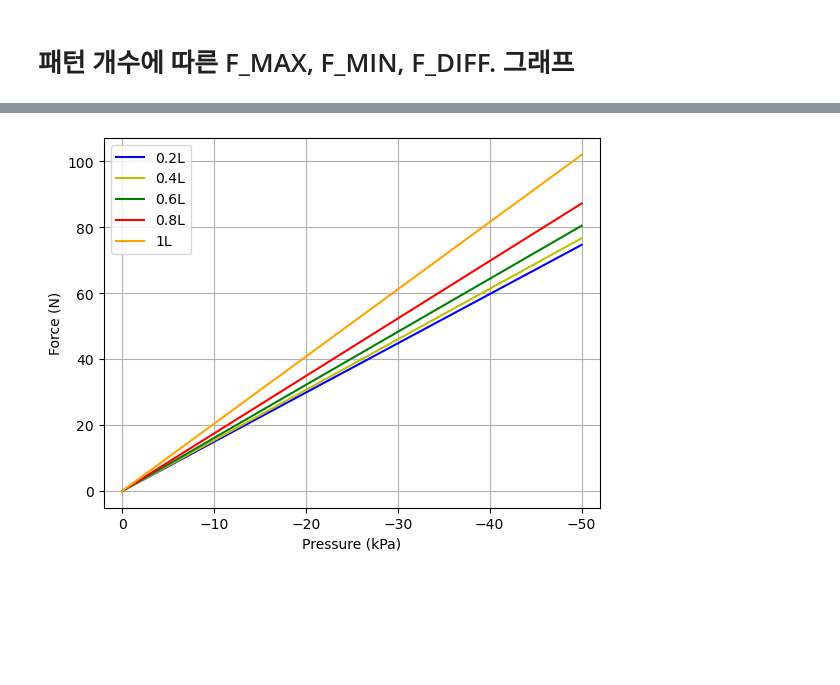
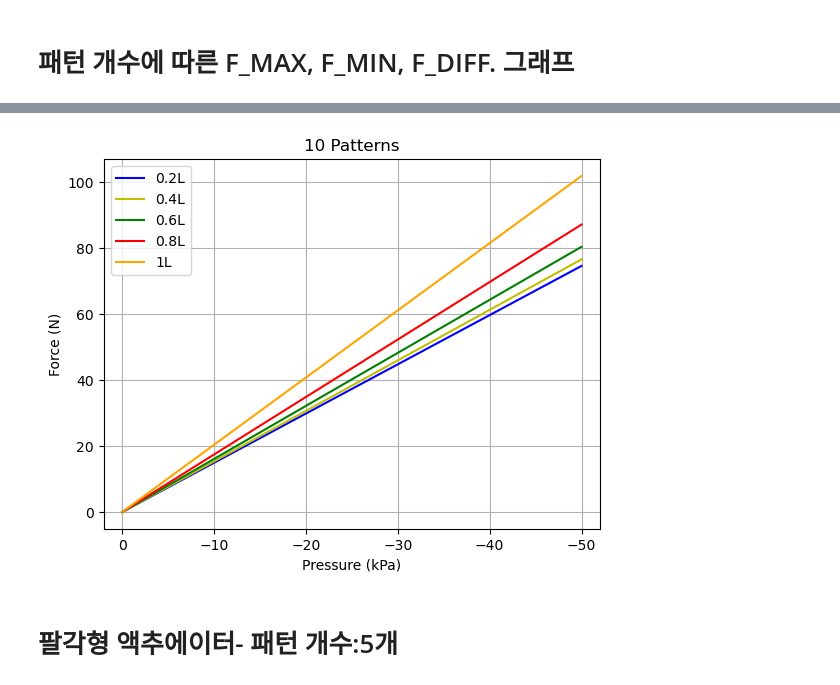
Before and after one commit to moreum2/OV-PAM_model, a Jupyter notebook: OV-PAM model.ipynb, the cells around one changed output, grey strips where cells are left out. Drawn from its saved outputs; the diff is of its cells as text; code cells hidden in the pictures; blank space fills up the shorter version.

```diff
--- a/OV-PAM model.ipynb
+++ b/OV-PAM model.ipynb
@@ -160,7 +183,7 @@ for i in range(0,6):
     F[6] = dV/dL
 
 
-
+    plt.title('15 Patterns')
     plt.xlabel('Displacement (mm)')
     plt.ylabel('Force (N)')
 
@@ -215,0 +252,35 @@ frame
+# %%
+F=[0]*7
+for i in range(0,6):
+
+    P = -1 * 10* (i)*10**3 # Pa
+
+    A = 2*(1+2**0.5)*D**2
+
+    dL = L0*np.cos(theta)
+    dT = dL/(L0*np.cos(theta))
+
+    dV = A*0.5*L0*np.cos(theta)*dT-1/6*L0**2*(5*D+d)*(np.cos(theta)**2-np.sin(theta)**2)
+
+    F[i] = -P*dV/dL
+
+   # plt.plot(L_tot,F[i])
+
+    F[6] = dV/dL
+
+
+
+    plt.xlabel('Displacement (mm)')
+    plt.ylabel('Force (N)')
+    plt.title('10 Patterns')
+
+plt.plot(L_tot,F[0],'b-', label='0 kPa')
+plt.plot(L_tot,F[1],'y-', label='10 kPa')
+plt.plot(L_tot,F[2],'g-', label='20 kPa')
+plt.plot(L_tot,F[3],'r-', label='30 kPa')
+plt.plot(L_tot,F[4],'orange', label='40 kPa')
+plt.plot(L_tot,F[5],'purple', label='50 kPa')
+
+plt.legend()
+plt.grid(True)
+plt.show()
@@ -216,25 +289,28 @@ frame
 # %%
 F_P = [0]*5
 P_linspace = np.linspace(-50,0,100)  # 0~50 kPa를 쪼개기
 
 a = [0.001493,0.001533,0.001609,0.001744,0.002039]
 for i in range(0,5):
     F_P[i] = -P_linspace*a[i]*1000
 
     plt.xlabel('Pressure (kPa)')
     plt.ylabel('Force (N)')
+    plt.title('10 Patterns')
 
 
 plt.plot(P_linspace,F_P[0],'b-', label='0.2L')
 plt.plot(P_linspace,F_P[1],'y-', label='0.4L')
 plt.plot(P_linspace,F_P[2],'g-', label='0.6L')
 plt.plot(P_linspace,F_P[3],'r-', label='0.8L')
 plt.plot(P_linspace,F_P[4],'orange', label='1L')
 
 plt.xlim([2, -52])
 
 plt.legend()
 plt.grid(True)
 plt.show()
 # %% [output]
-[figure, old version]
+[figure, new version]
+# %% [markdown]
+# 팔각형 액추에이터- 패턴 개수:5개
```
Also changed, not shown: parts of 23 cells of this notebook.
